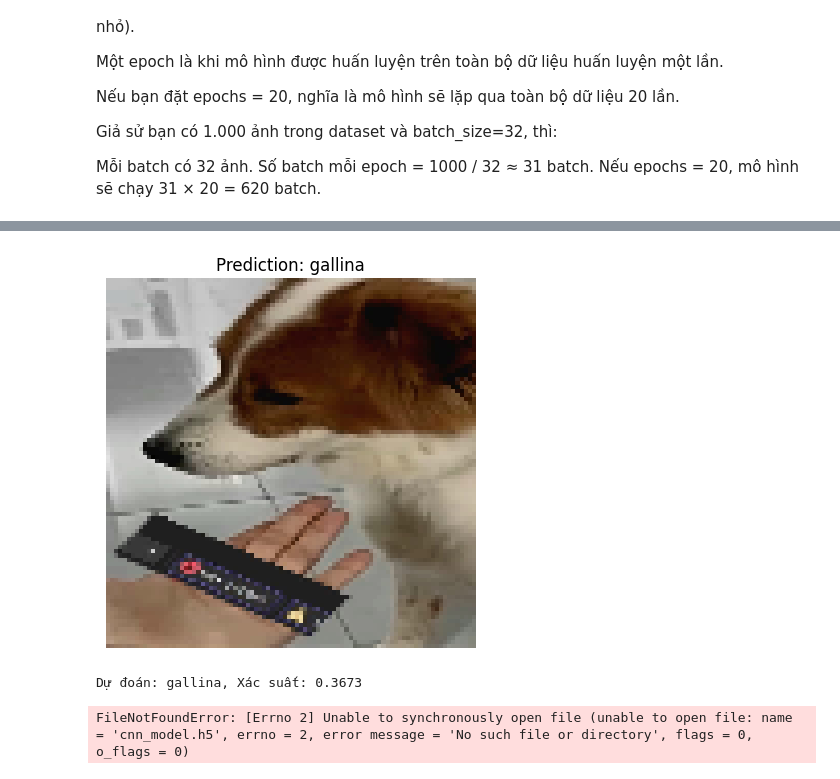
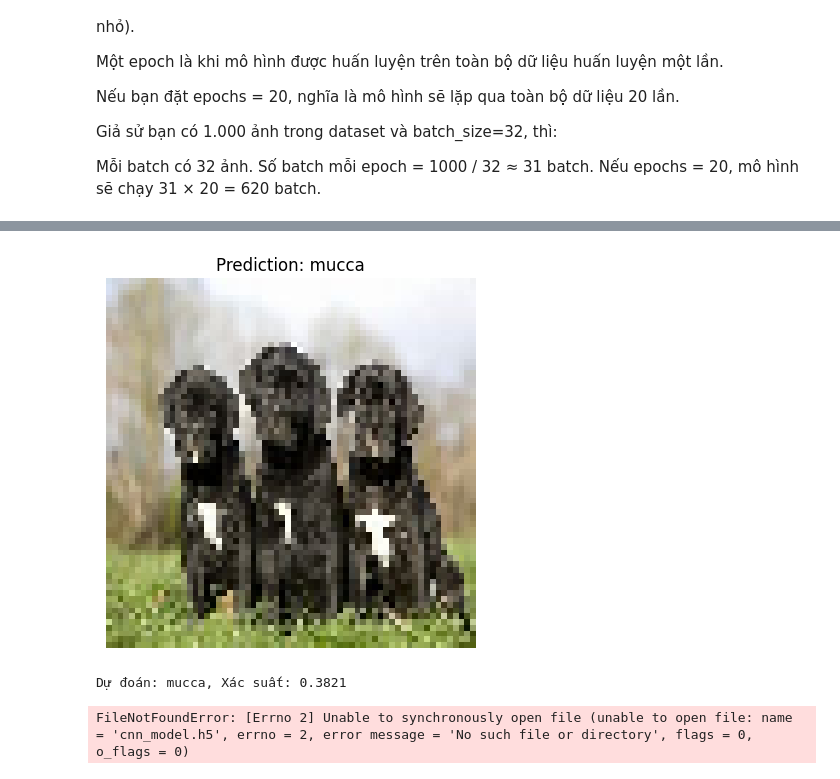
Before and after one commit to hoangDEVteams/deeplearning, a Jupyter notebook: animal10.ipynb, the cells around one changed output, grey strips where cells are left out. Saved outputs shown, nothing was run; the diff lists cells and outputs as text; code cells hidden in the pictures.

```diff
--- a/animal10.ipynb
+++ b/animal10.ipynb
@@ -85,8 +85,8 @@ import os
 
 # Định nghĩa các đường dẫn
 dataset_dir = "/content/data/raw-img"
-img_size = (90, 90)  # Resize ảnh
-batch_size = 64
+img_size = (64, 64)  # Resize ảnh
+batch_size = 128
 
 # Tạo ImageDataGenerator cho train và validation
 datagen = ImageDataGenerator(
@@ -137,32 +138,39 @@ from tensorflow.keras.optimizers import Adam
 # %%
-img_size = 90
+img_size = 64
 
 # Xây dựng model CNN
 model = Sequential([
-    Conv2D(16, (3,3), activation='relu', input_shape=(img_size, img_size, 3)),
-    BatchNormalization(),
-    MaxPooling2D(2,2),
-
-    Conv2D(32, (3,3), activation='relu'),
-    BatchNormalization(),
+    Conv2D(32, (3,3), activation='relu', input_shape=(img_size, img_size, 3)),
+    BatchNormalization(scale=False, center=False),
     MaxPooling2D(2,2),
 
     Conv2D(64, (3,3), activation='relu'),
-    BatchNormalization(),
+    BatchNormalization(scale=False, center=False),
     MaxPooling2D(2,2),
 
+    Conv2D(128, (3,3), activation='relu'),
+    BatchNormalization(scale=False, center=False),
+    Activation('relu'),
+    MaxPooling2D(2,2),
+
+    Conv2D(256, (3,3), activation='relu'),
+    BatchNormalization(scale=False, center=False),
+
     GlobalAveragePooling2D(),
-    Dense(64, activation='relu'),
-    Dropout(0.5),  # Tránh overfitting
-    Dense(10, activation='softmax')  # 10 lớp tương ứng với 10 loại động vật
+    Dense(256, activation='relu'),
+    Dropout(0.5),
+    Dense(128, activation='relu'),
+    Dropout(0.5),
+    Dense(10, activation='softmax')
 ])
 
 # Compile model
 model.compile(
     loss='categorical_crossentropy',
-    optimizer=Adam(learning_rate=0.0005),  # Learning rate nhỏ giúp ổn định hơn
+    optimizer=Adam(learning_rate=0.001),
     metrics=['accuracy']
 )
+reduce_lr = ReduceLROnPlateau(monitor='val_loss', factor=0.5, patience=3, min_lr=1e-6)
 
 # Hiển thị cấu trúc model
 model.summary()
@@ -245,7 +253,7 @@ from tensorflow.keras.preprocessing import image
 class_names = list(train_generator.class_indices.keys())
 
 def predict_image(img_path, model):
-    img = image.load_img(img_path, target_size=(90, 90))  # Resize ảnh
+    img = image.load_img(img_path, target_size=(64, 64))  # Resize ảnh
     img_array = image.img_to_array(img) / 255.0  # Chuẩn hóa
     img_array = np.expand_dims(img_array, axis=0)  # Thêm batch dimension
 
@@ -262,5 +270,5 @@ def predict_image(img_path, model):
     print(f"Dự đoán: {class_name}, Xác suất: {max(prediction[0]):.4f}")
 
 # Gọi hàm dự đoán
-predict_image("dog.jpg", model)
+predict_image("cane.jpg", model)
 # %% [output]
@@ -268,5 +276,5 @@ predict_image("dog.jpg", model)
-[figure, old version]
+[figure, new version]
-Dự đoán: gallina, Xác suất: 0.3673
+Dự đoán: mucca, Xác suất: 0.3821
 # %%
 from tensorflow.keras.models import load_model
 
```
Also changed, not shown: parts of 7 cells of this notebook.
